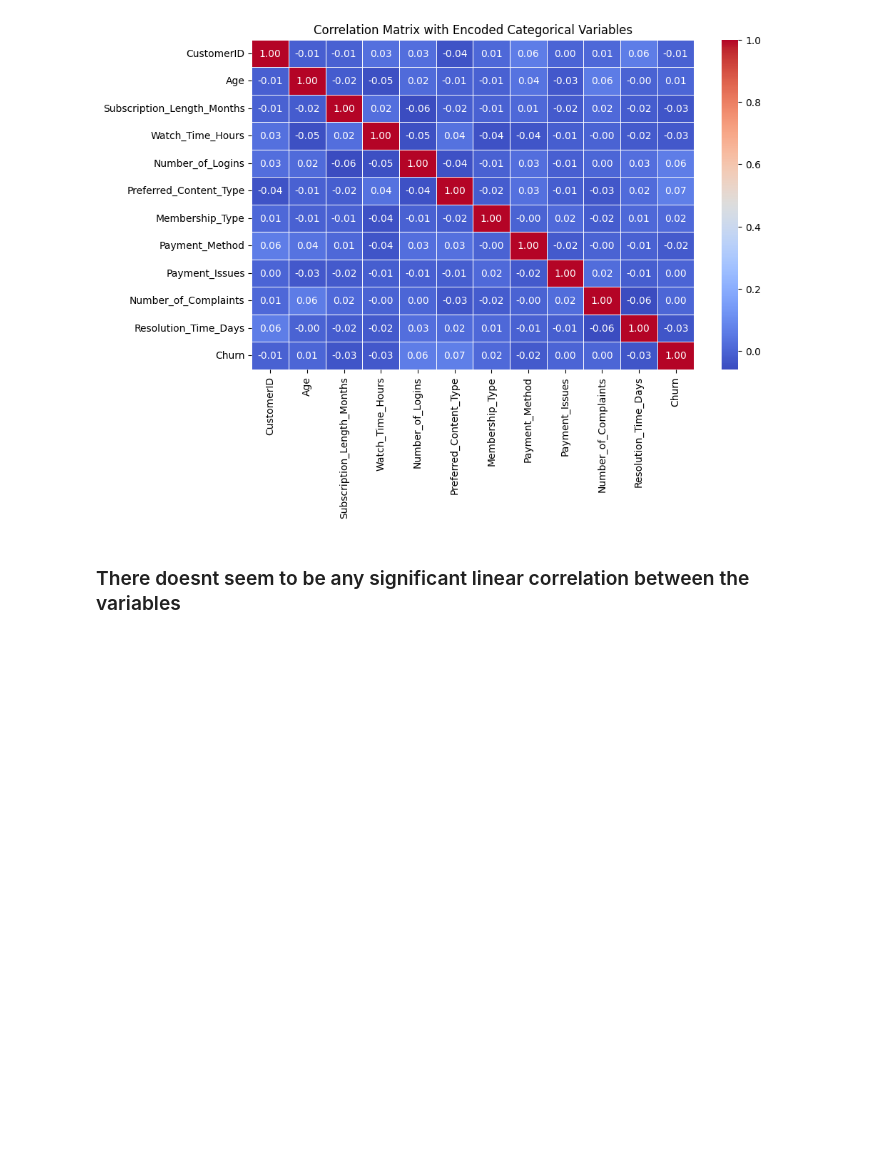
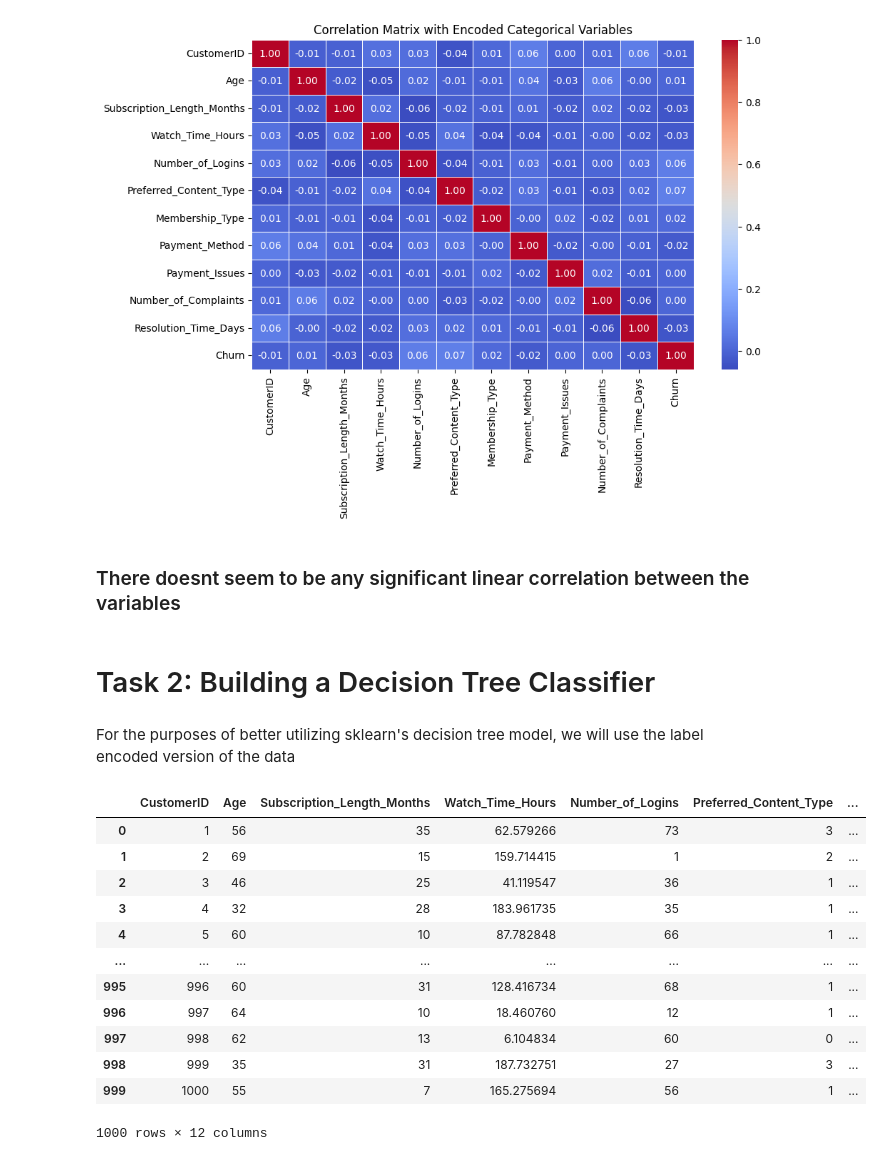
Before and after one commit to Trim0500/SOEN471-Assignment-1, a Jupyter notebook: SOEN_471_A1.ipynb, the cells around one changed output. Cells and saved outputs as stored; diff of their text form; code cells hidden in the pictures; blank space fills up the shorter version.

```diff
--- a/SOEN_471_A1.ipynb
+++ b/SOEN_471_A1.ipynb
@@ -176,3 +186,23 @@ plt.show()
 [figure]
 # %% [markdown]
 ### There doesnt seem to be any significant linear correlation between the variables
+# %% [markdown]
+# Task 2: Building a Decision Tree Classifier
+# %% [markdown]
+For the purposes of better utilizing sklearn's decision tree model, we will use the label encoded version of the data
+# %%
+df_encoded
+# %% [output]
+|  | CustomerID | Age | Subscription_Length_Months | Watch_Time_Hours | Number_of_Logins | Preferred_Content_Type | ... |
+| 0 | 1 | 56 | 35 | 62.579266 | 73 | 3 | ... |
+| 1 | 2 | 69 | 15 | 159.714415 | 1 | 2 | ... |
+| 2 | 3 | 46 | 25 | 41.119547 | 36 | 1 | ... |
+| 3 | 4 | 32 | 28 | 183.961735 | 35 | 1 | ... |
+| 4 | 5 | 60 | 10 | 87.782848 | 66 | 1 | ... |
+| ... | ... | ... | ... | ... | ... | ... | ... |
+| 995 | 996 | 60 | 31 | 128.416734 | 68 | 1 | ... |
+| 996 | 997 | 64 | 10 | 18.460760 | 12 | 1 | ... |
+| 997 | 998 | 62 | 13 | 6.104834 | 60 | 0 | ... |
+| 998 | 999 | 35 | 31 | 187.732751 | 27 | 3 | ... |
+| 999 | 1000 | 55 | 7 | 165.275694 | 56 | 1 | ... |
+1000 rows × 12 columns
```
Also changed, not shown: parts of 12 cells of this notebook.
